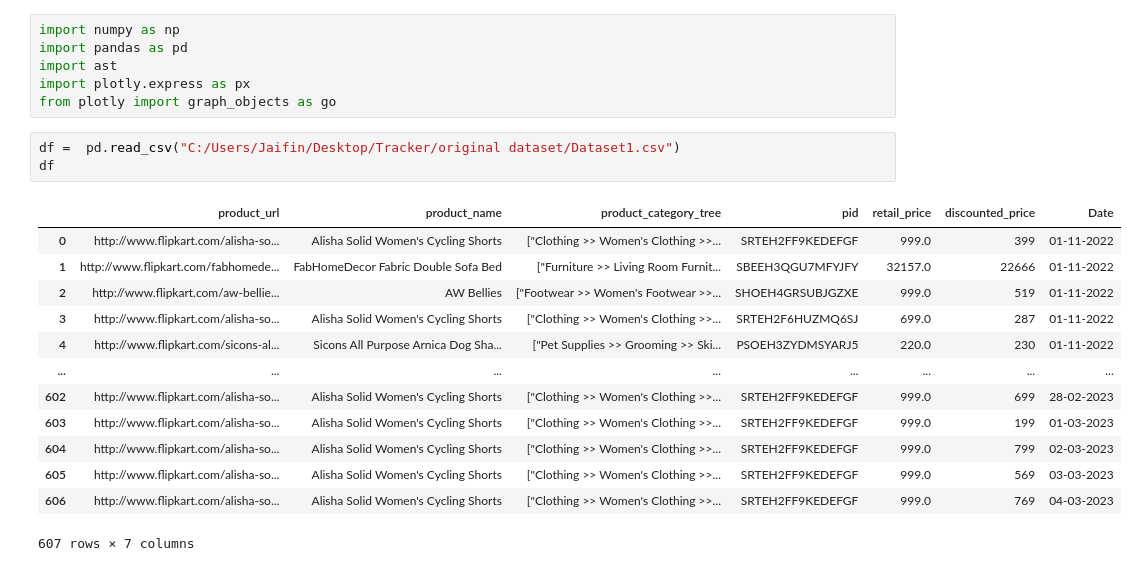
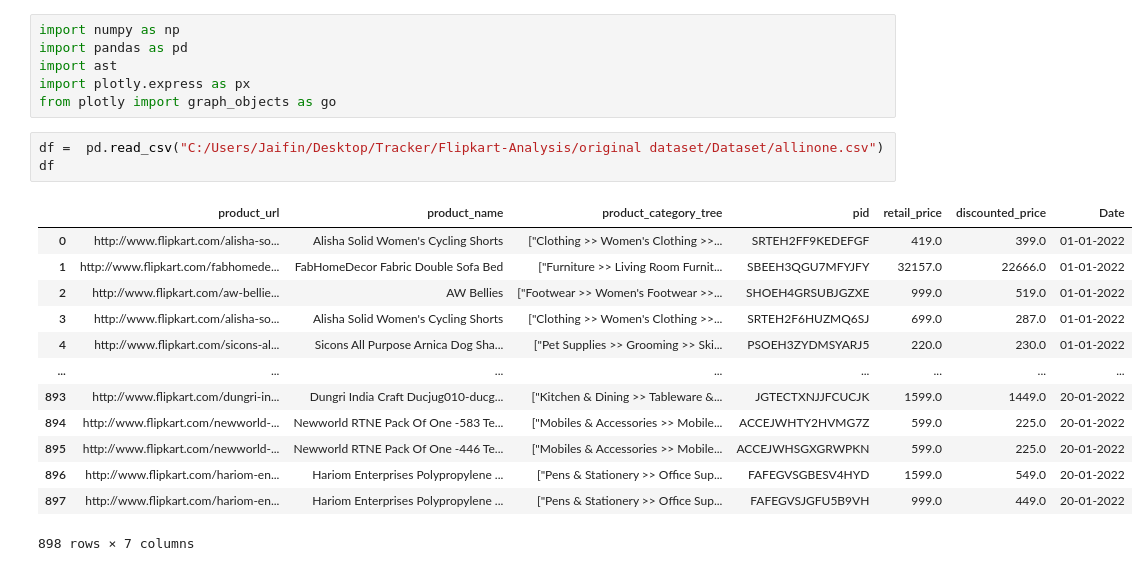
Before and after one commit to jaifin31/Flipkart-Analysis, a Jupyter notebook: original dataset/Flipkart price.ipynb, the cells around one changed output. Cells and saved outputs as stored; diff of their text form.

```diff
--- a/original dataset/Flipkart price.ipynb
+++ b/original dataset/Flipkart price.ipynb
@@ -5,19 +5,19 @@ import ast
 import plotly.express as px
 from plotly import graph_objects as go
 # %%
-df =  pd.read_csv("C:/Users/Jaifin/Desktop/Tracker/original dataset/Dataset1.csv")
+df =  pd.read_csv("C:/Users/Jaifin/Desktop/Tracker/Flipkart-Analysis/original dataset/Dataset/allinone.csv")
 df
 # %% [output]
 |  | product_url | product_name | product_category_tree | pid | retail_price | discounted_price | Date |
-| 0 | http://www.flipkart.com/alisha-so... | Alisha Solid Women's Cycling Shorts | ["Clothing >> Women's Clothing >>... | SRTEH2FF9KEDEFGF | 999.0 | 399 | 01-11-2022 |
-| 1 | http://www.flipkart.com/fabhomede... | FabHomeDecor Fabric Double Sofa Bed | ["Furniture >> Living Room Furnit... | SBEEH3QGU7MFYJFY | 32157.0 | 22666 | 01-11-2022 |
-| 2 | http://www.flipkart.com/aw-bellie... | AW Bellies | ["Footwear >> Women's Footwear >>... | SHOEH4GRSUBJGZXE | 999.0 | 519 | 01-11-2022 |
-| 3 | http://www.flipkart.com/alisha-so... | Alisha Solid Women's Cycling Shorts | ["Clothing >> Women's Clothing >>... | SRTEH2F6HUZMQ6SJ | 699.0 | 287 | 01-11-2022 |
-| 4 | http://www.flipkart.com/sicons-al... | Sicons All Purpose Arnica Dog Sha... | ["Pet Supplies >> Grooming >> Ski... | PSOEH3ZYDMSYARJ5 | 220.0 | 230 | 01-11-2022 |
+| 0 | http://www.flipkart.com/alisha-so... | Alisha Solid Women's Cycling Shorts | ["Clothing >> Women's Clothing >>... | SRTEH2FF9KEDEFGF | 419.0 | 399.0 | 01-01-2022 |
+| 1 | http://www.flipkart.com/fabhomede... | FabHomeDecor Fabric Double Sofa Bed | ["Furniture >> Living Room Furnit... | SBEEH3QGU7MFYJFY | 32157.0 | 22666.0 | 01-01-2022 |
+| 2 | http://www.flipkart.com/aw-bellie... | AW Bellies | ["Footwear >> Women's Footwear >>... | SHOEH4GRSUBJGZXE | 999.0 | 519.0 | 01-01-2022 |
+| 3 | http://www.flipkart.com/alisha-so... | Alisha Solid Women's Cycling Shorts | ["Clothing >> Women's Clothing >>... | SRTEH2F6HUZMQ6SJ | 699.0 | 287.0 | 01-01-2022 |
+| 4 | http://www.flipkart.com/sicons-al... | Sicons All Purpose Arnica Dog Sha... | ["Pet Supplies >> Grooming >> Ski... | PSOEH3ZYDMSYARJ5 | 220.0 | 230.0 | 01-01-2022 |
 | ... | ... | ... | ... | ... | ... | ... | ... |
-| 602 | http://www.flipkart.com/alisha-so... | Alisha Solid Women's Cycling Shorts | ["Clothing >> Women's Clothing >>... | SRTEH2FF9KEDEFGF | 999.0 | 699 | 28-02-2023 |
-| 603 | http://www.flipkart.com/alisha-so... | Alisha Solid Women's Cycling Shorts | ["Clothing >> Women's Clothing >>... | SRTEH2FF9KEDEFGF | 999.0 | 199 | 01-03-2023 |
-| 604 | http://www.flipkart.com/alisha-so... | Alisha Solid Women's Cycling Shorts | ["Clothing >> Women's Clothing >>... | SRTEH2FF9KEDEFGF | 999.0 | 799 | 02-03-2023 |
-| 605 | http://www.flipkart.com/alisha-so... | Alisha Solid Women's Cycling Shorts | ["Clothing >> Women's Clothing >>... | SRTEH2FF9KEDEFGF | 999.0 | 569 | 03-03-2023 |
-| 606 | http://www.flipkart.com/alisha-so... | Alisha Solid Women's Cycling Shorts | ["Clothing >> Women's Clothing >>... | SRTEH2FF9KEDEFGF | 999.0 | 769 | 04-03-2023 |
+| 893 | http://www.flipkart.com/dungri-in... | Dungri India Craft Ducjug010-ducg... | ["Kitchen & Dining >> Tableware &... | JGTECTXNJJFCUCJK | 1599.0 | 1449.0 | 20-01-2022 |
+| 894 | http://www.flipkart.com/newworld-... | Newworld RTNE Pack Of One -583 Te... | ["Mobiles & Accessories >> Mobile... | ACCEJWHTY2HVMG7Z | 599.0 | 225.0 | 20-01-2022 |
+| 895 | http://www.flipkart.com/newworld-... | Newworld RTNE Pack Of One -446 Te... | ["Mobiles & Accessories >> Mobile... | ACCEJWHSGXGRWPKN | 599.0 | 225.0 | 20-01-2022 |
+| 896 | http://www.flipkart.com/hariom-en... | Hariom Enterprises Polypropylene ... | ["Pens & Stationery >> Office Sup... | FAFEGVSGBESV4HYD | 1599.0 | 549.0 | 20-01-2022 |
+| 897 | http://www.flipkart.com/hariom-en... | Hariom Enterprises Polypropylene ... | ["Pens & Stationery >> Office Sup... | FAFEGVSJGFU5B9VH | 999.0 | 449.0 | 20-01-2022 |
-607 rows × 7 columns
+898 rows × 7 columns
```
Also changed, not shown: parts of 10 cells of this notebook, 1 other file.
